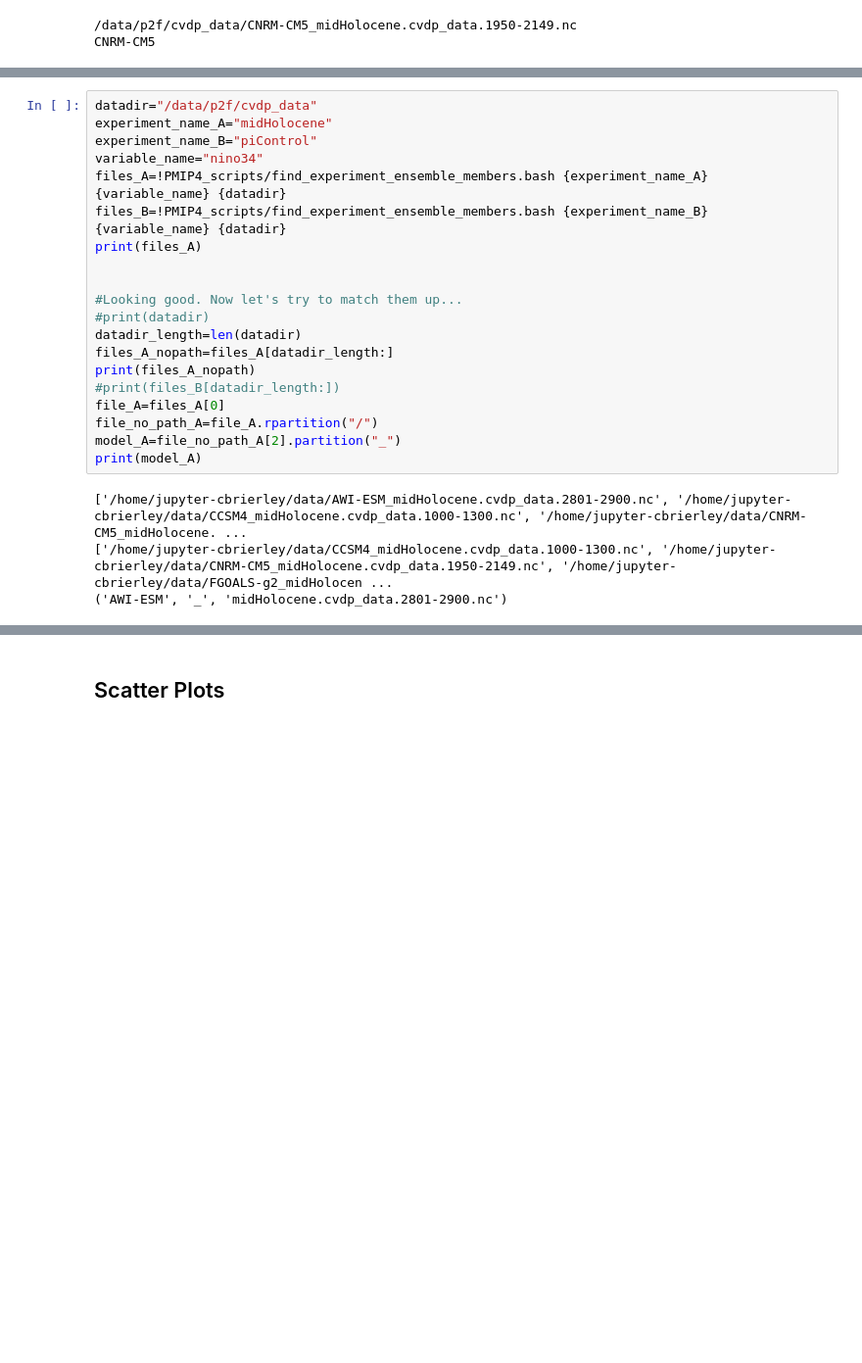
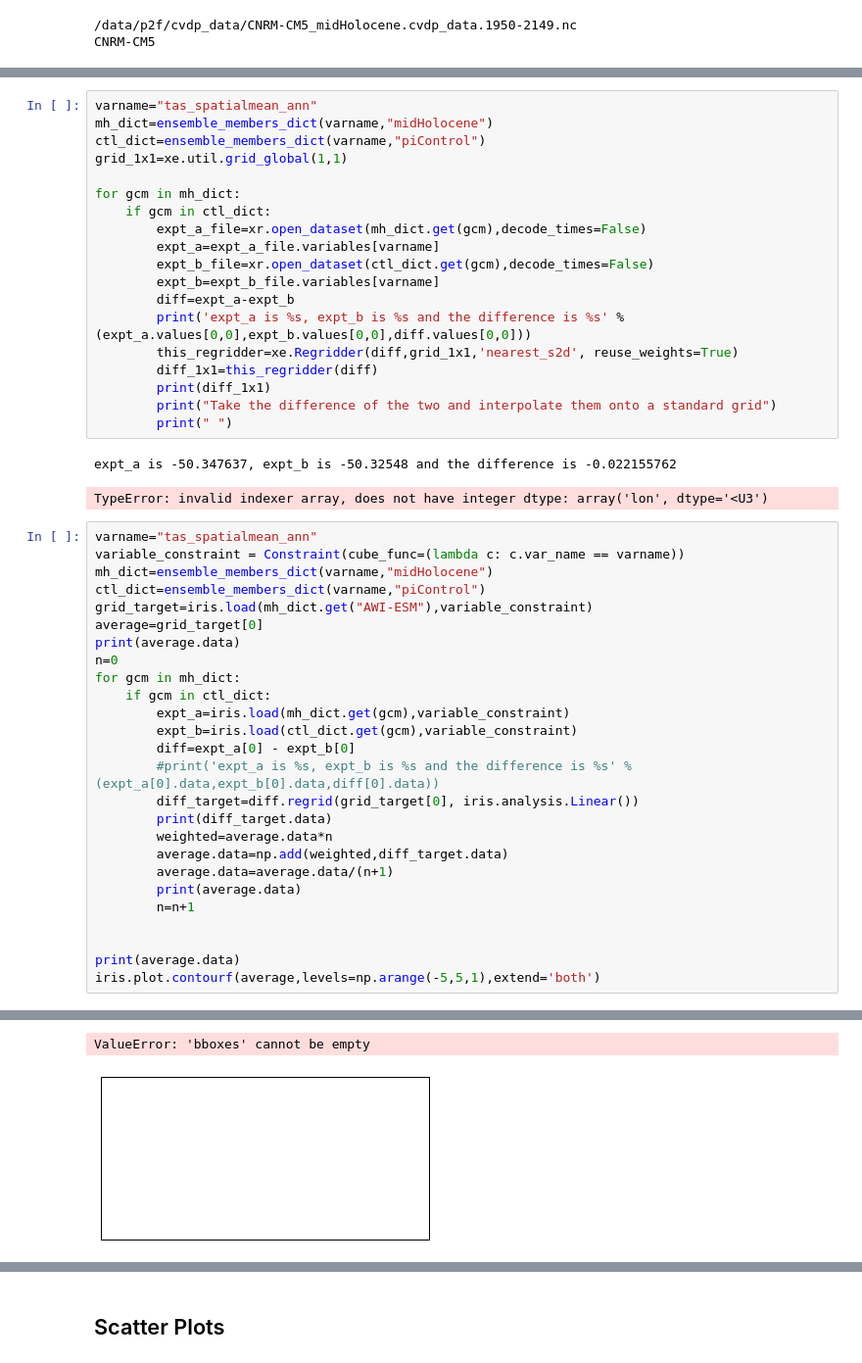
Before and after one commit to chrisbrierley/p2fvar_trial, a Jupyter notebook: Variability_Figures.ipynb, the cells around one changed output, grey strips where cells are left out. Shown: that part at 98% size. Drawn from its saved outputs; the diff is of its cells as text; blank space fills up the shorter version.

```diff
--- a/Variability_Figures.ipynb
+++ b/Variability_Figures.ipynb
@@ -78,27 +80,52 @@ Then need to load  /data/p2f/cvdp_data/MRI-CGCM3_piControl.cvdp_data.1851-2350.n
 Take the difference of the two and interpolate them onto a standard grid
 
 Having interpolated them all, we then need to ensemble average
-# %%
-datadir="/data/p2f/cvdp_data"
-experiment_name_A="midHolocene"
-experiment_name_B="piControl"
-variable_name="nino34"
-files_A=!PMIP4_scripts/find_experiment_ensemble_members.bash {experiment_name_A} {variable_name} {datadir}
-files_B=!PMIP4_scripts/find_experiment_ensemble_members.bash {experiment_name_B} {variable_name} {datadir}
-print(files_A)
-
-
-#Looking good. Now let's try to match them up...
-#print(datadir)
-datadir_length=len(datadir)
-files_A_nopath=files_A[datadir_length:]
-print(files_A_nopath)
-#print(files_B[datadir_length:])
-file_A=files_A[0]
-file_no_path_A=file_A.rpartition("/")
-model_A=file_no_path_A[2].partition("_")
-print(model_A)
-# %% [output]
-['/home/jupyter-cbrierley/data/AWI-ESM_midHolocene.cvdp_data.2801-2900.nc', '/home/jupyter-cbrierley/data/CCSM4_midHolocene.cvdp_data.1000-1300.nc', '/home/jupyter-cbrierley/data/CNRM-CM5_midHolocene. ...
-['/home/jupyter-cbrierley/data/CCSM4_midHolocene.cvdp_data.1000-1300.nc', '/home/jupyter-cbrierley/data/CNRM-CM5_midHolocene.cvdp_data.1950-2149.nc', '/home/jupyter-cbrierley/data/FGOALS-g2_midHolocen ...
-('AWI-ESM', '_', 'midHolocene.cvdp_data.2801-2900.nc')
+# %%
+varname="tas_spatialmean_ann"
+mh_dict=ensemble_members_dict(varname,"midHolocene")
+ctl_dict=ensemble_members_dict(varname,"piControl")
+grid_1x1=xe.util.grid_global(1,1)
+
+for gcm in mh_dict:
+    if gcm in ctl_dict:
+        expt_a_file=xr.open_dataset(mh_dict.get(gcm),decode_times=False)
+        expt_a=expt_a_file.variables[varname]
+        expt_b_file=xr.open_dataset(ctl_dict.get(gcm),decode_times=False)
+        expt_b=expt_b_file.variables[varname]
+        diff=expt_a-expt_b
+        print('expt_a is %s, expt_b is %s and the difference is %s' % (expt_a.values[0,0],expt_b.values[0,0],diff.values[0,0]))
+        this_regridder=xe.Regridder(diff,grid_1x1,'nearest_s2d', reuse_weights=True)
+        diff_1x1=this_regridder(diff)
+        print(diff_1x1)
+        print("Take the difference of the two and interpolate them onto a standard grid")
+        print(" ")
+# %% [output]
+expt_a is -50.347637, expt_b is -50.32548 and the difference is -0.022155762
+TypeError: invalid indexer array, does not have integer dtype: array('lon', dtype='<U3')
+# %%
+varname="tas_spatialmean_ann"
+variable_constraint = Constraint(cube_func=(lambda c: c.var_name == varname))
+mh_dict=ensemble_members_dict(varname,"midHolocene")
+ctl_dict=ensemble_members_dict(varname,"piControl")
+grid_target=iris.load(mh_dict.get("AWI-ESM"),variable_constraint)
+average=grid_target[0]
+print(average.data)
+n=0
+for gcm in mh_dict:
+    if gcm in ctl_dict:
+        expt_a=iris.load(mh_dict.get(gcm),variable_constraint)
+        expt_b=iris.load(ctl_dict.get(gcm),variable_constraint)
+        diff=expt_a[0] - expt_b[0]
+        #print('expt_a is %s, expt_b is %s and the difference is %s' % (expt_a[0].data,expt_b[0].data,diff[0].data))
+        diff_target=diff.regrid(grid_target[0], iris.analysis.Linear())
+        print(diff_target.data)
+        weighted=average.data*n
+        average.data=np.add(weighted,diff_target.data)
+        average.data=average.data/(n+1)
+        print(average.data)
+        n=n+1
+
+
+print(average.data)
+iris.plot.contourf(average,levels=np.arange(-5,5,1),extend='both')
+# %% [output]
@@ -104,0 +149,2 @@ print(model_A)
+ValueError: 'bboxes' cannot be empty
+[figure, added]
```
Also changed, not shown: parts of 5 cells of this notebook.
